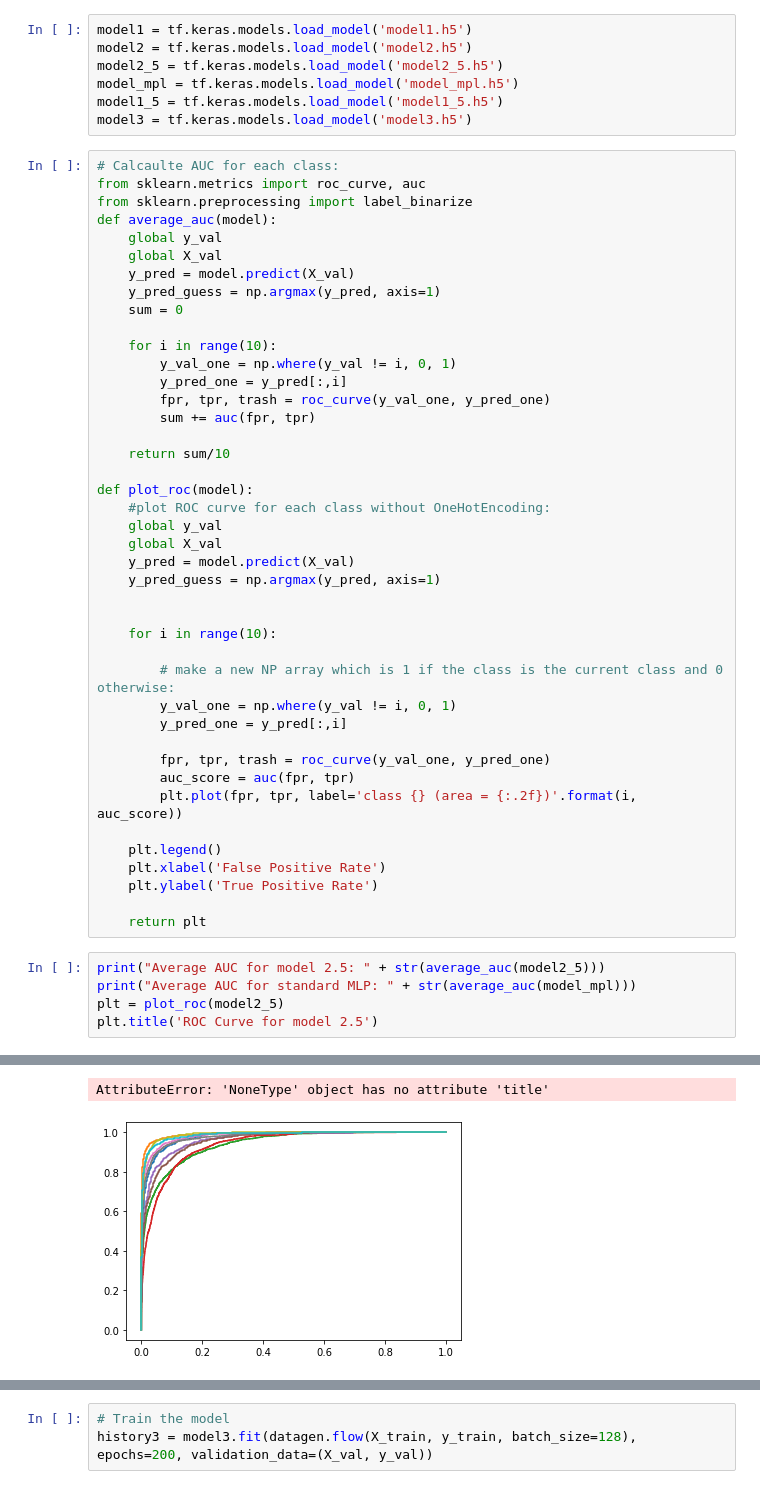
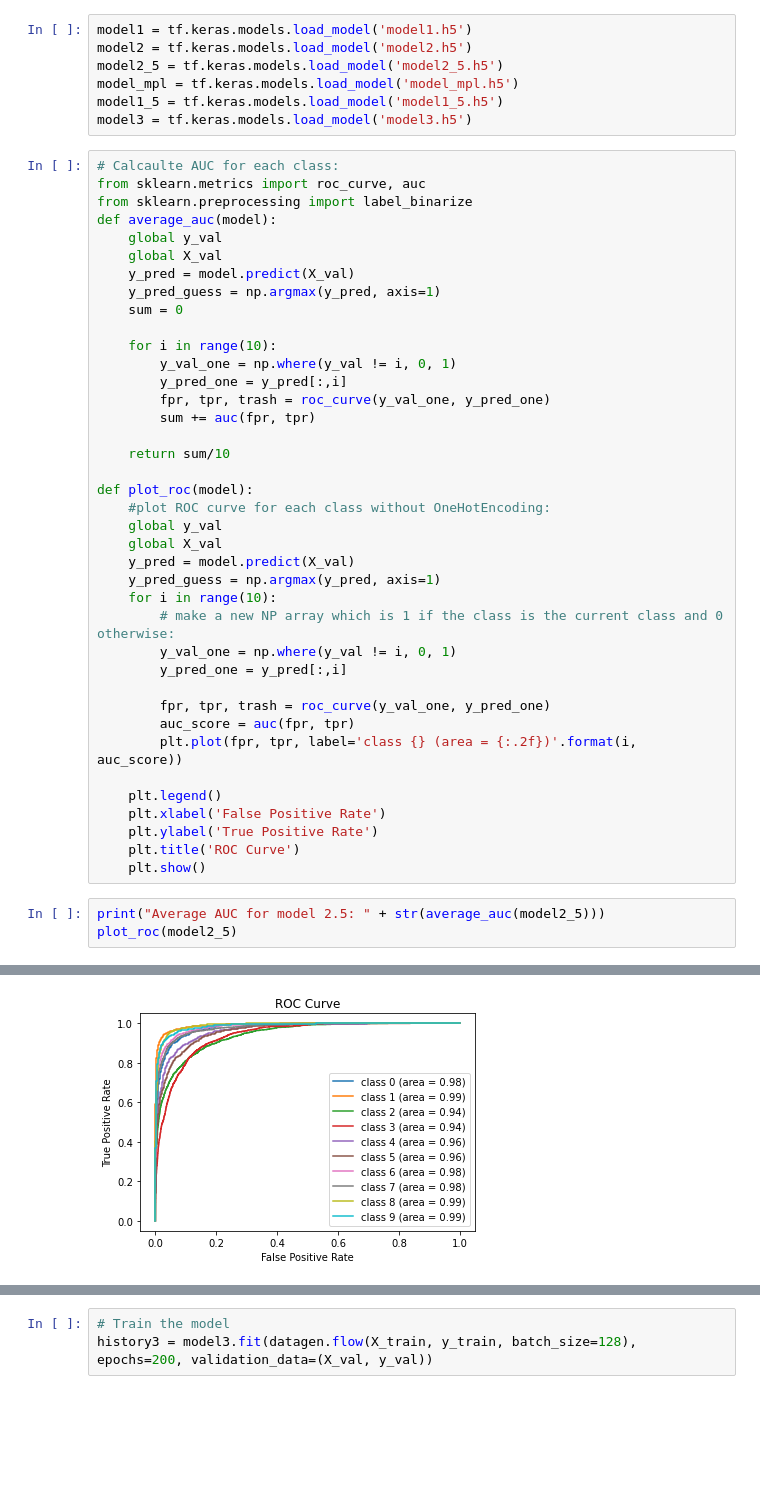
Before and after one commit to saakethkoka/ML-Lab6-CNN, a Jupyter notebook: main.ipynb, the cells around one changed output, grey strips where cells are left out. Saved outputs shown, nothing was run; the diff lists cells and outputs as text; blank space fills up the shorter version.

```diff
--- a/main.ipynb
+++ b/main.ipynb
@@ -446,10 +472,7 @@ def plot_roc(model):
     global X_val
     y_pred = model.predict(X_val)
     y_pred_guess = np.argmax(y_pred, axis=1)
-
-
     for i in range(10):
-
         # make a new NP array which is 1 if the class is the current class and 0 otherwise:
         y_val_one = np.where(y_val != i, 0, 1)
         y_pred_one = y_pred[:,i]
@@ -461,11 +484,9 @@ def plot_roc(model):
     plt.legend()
     plt.xlabel('False Positive Rate')
     plt.ylabel('True Positive Rate')
-
-    return plt
+    plt.title('ROC Curve')
+    plt.show()
 # %%
 print("Average AUC for model 2.5: " + str(average_auc(model2_5)))
-print("Average AUC for standard MLP: " + str(average_auc(model_mpl)))
-plt = plot_roc(model2_5)
-plt.title('ROC Curve for model 2.5')
+plot_roc(model2_5)
 # %% [output]
@@ -477,2 +496 @@ Average AUC for standard MLP: 0.8959808333333333
-AttributeError: 'NoneType' object has no attribute 'title'
-[figure, old version]
+[figure, new version]
```
Also changed, not shown: parts of 24 cells of this notebook.
